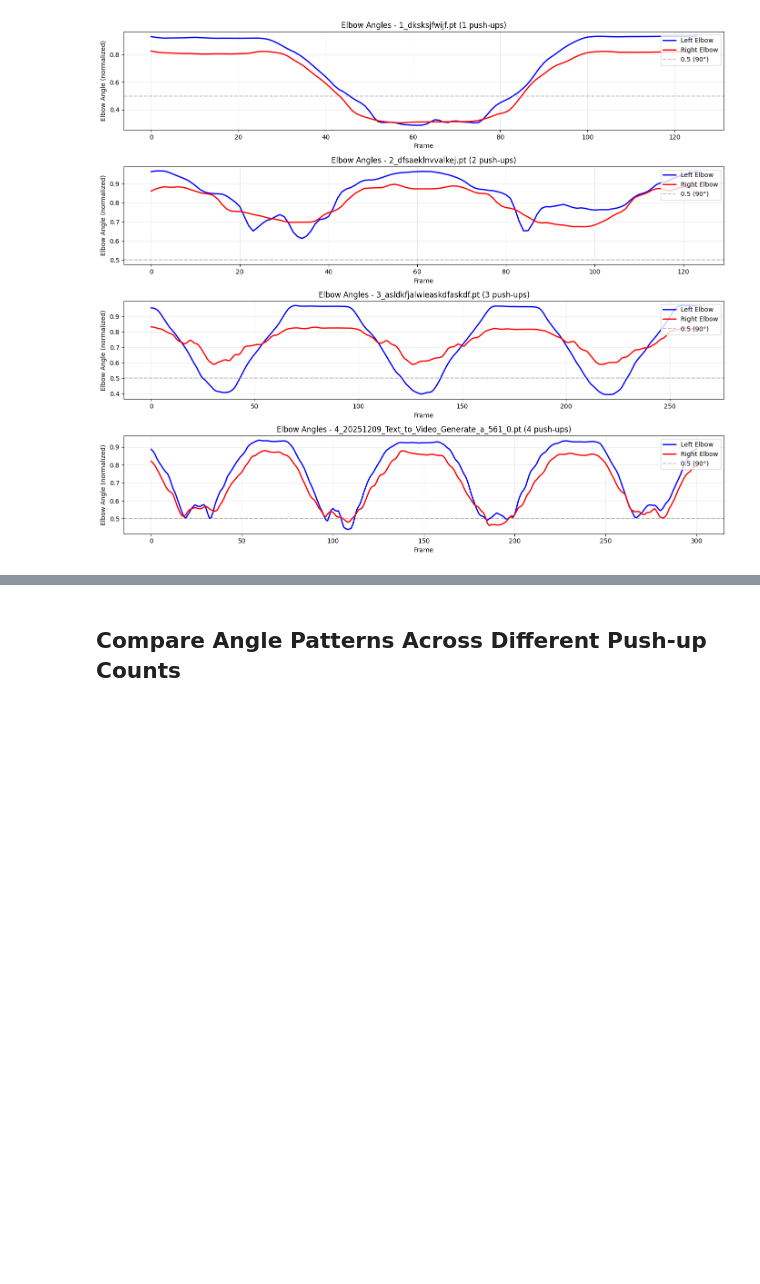
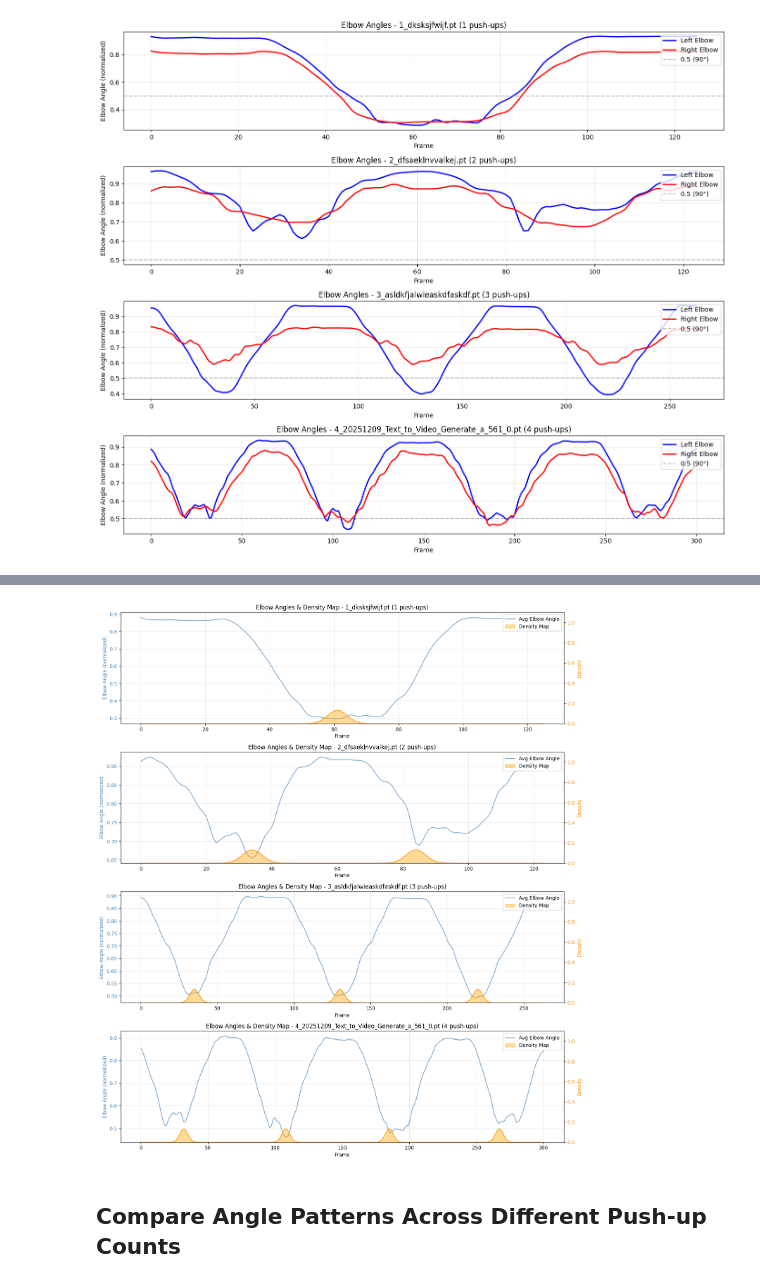
Before and after one commit to derekmok/machine-vision-coursework, a Jupyter notebook: visualize_angle_sequences.ipynb, the cells around one changed output, grey strips where cells are left out. Drawn from its saved outputs; the diff is of its cells as text; code cells hidden in the pictures; blank space fills up the shorter version.

```diff
--- a/visualize_angle_sequences.ipynb
+++ b/visualize_angle_sequences.ipynb
@@ -130,3 +136,44 @@ plt.show()
+# %%
+fig, axes = plt.subplots(len(sample_files), 1, figsize=(14, 4 * len(sample_files)))
+
+for idx, file_path in enumerate(sample_files):
+    cache_data = torch.load(file_path, weights_only=True)
+    angles, density_map = cache_data['angles'], cache_data['density_map']
+    filename = os.path.basename(file_path)
+    label = filename.split('_')[0]
+
+    ax = axes[idx] if len(sample_files) > 1 else axes
+    frames = np.arange(len(angles))
+
+    # Create twin axis for density map
+    ax2 = ax.twinx()
+
+    # Plot elbow angles (average of left and right)
+    avg_elbow = (angles[:, 0] + angles[:, 1]) / 2
+    ax.plot(frames, avg_elbow.numpy(), label='Avg Elbow Angle', color='steelblue', linewidth=1.5, alpha=0.7)
+
+    # Plot density map as filled area
+    ax2.fill_between(frames, density_map.numpy(), alpha=0.4, color='orange', label='Density Map')
+    ax2.plot(frames, density_map.numpy(), color='darkorange', linewidth=1.5, alpha=0.8)
+
+    ax.set_xlabel('Frame')
+    ax.set_ylabel('Elbow Angle (normalized)', color='steelblue')
+    ax2.set_ylabel('Density', color='darkorange')
+    ax.set_title(f'Elbow Angles & Density Map - {filename} ({label} push-ups)')
+    ax.tick_params(axis='y', labelcolor='steelblue')
+    ax2.tick_params(axis='y', labelcolor='darkorange')
+    ax.grid(True, alpha=0.3)
+    ax2.set_ylim(0, 1.1)
+
+    # Combined legend
+    lines1, labels1 = ax.get_legend_handles_labels()
+    lines2, labels2 = ax2.get_legend_handles_labels()
+    ax.legend(lines1 + lines2, labels1 + labels2, loc='upper right')
+
+plt.tight_layout()
+plt.show()
+# %% [output]
+[figure, added]
 # %% [markdown]
 ## Compare Angle Patterns Across Different Push-up Counts
 # %%
```
Also changed, not shown: parts of 10 cells of this notebook, 20 other files.
